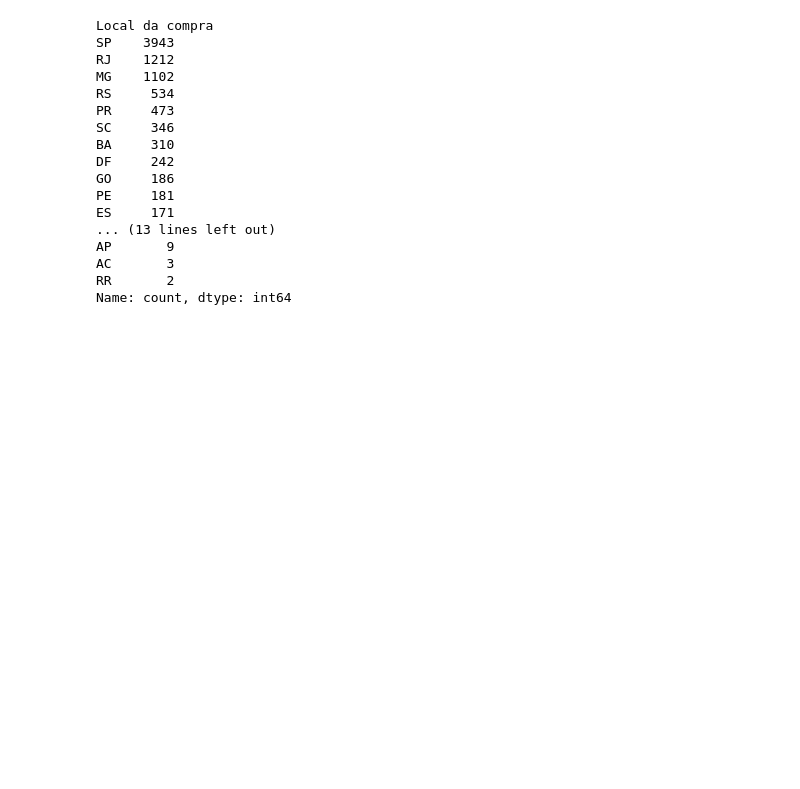
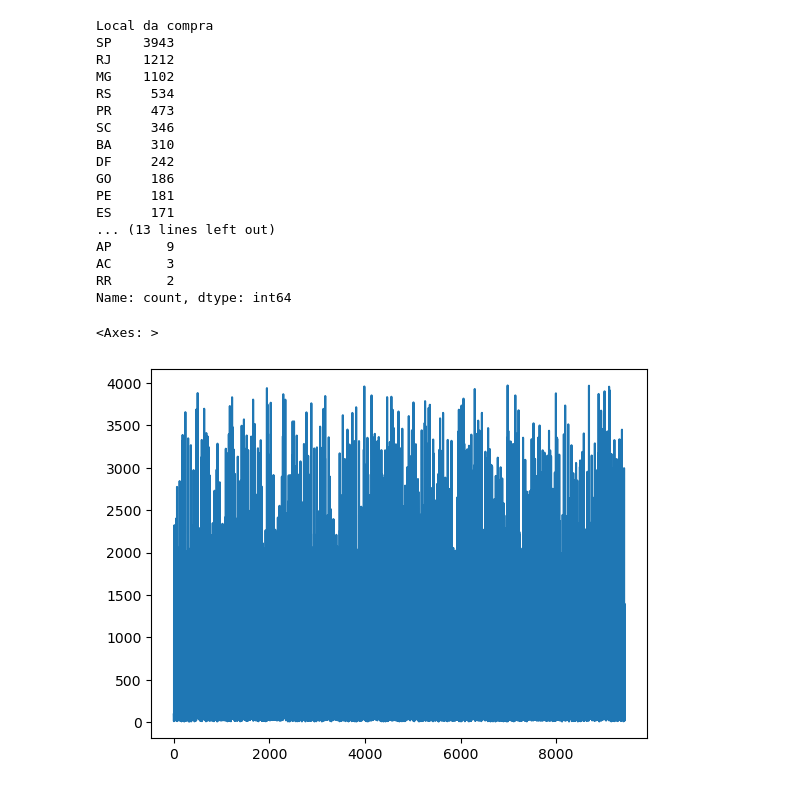
Before and after one commit to esscova/dashboard-vendas, a Jupyter notebook: notebooks/exploratory.ipynb, the cells around one changed output. Cells and saved outputs as stored; diff of their text form; code cells hidden in the pictures; blank space fills up the shorter version.

```diff
--- a/notebooks/exploratory.ipynb
+++ b/notebooks/exploratory.ipynb
@@ -122,3 +122,8 @@ AP       9
 AC       3
 RR       2
 Name: count, dtype: int64
+# %%
+df['Preço'].plot()
+# %% [output]
+<Axes: >
+[figure, added]
```
Also changed, not shown: parts of 2 cells of this notebook, 2 other files.
